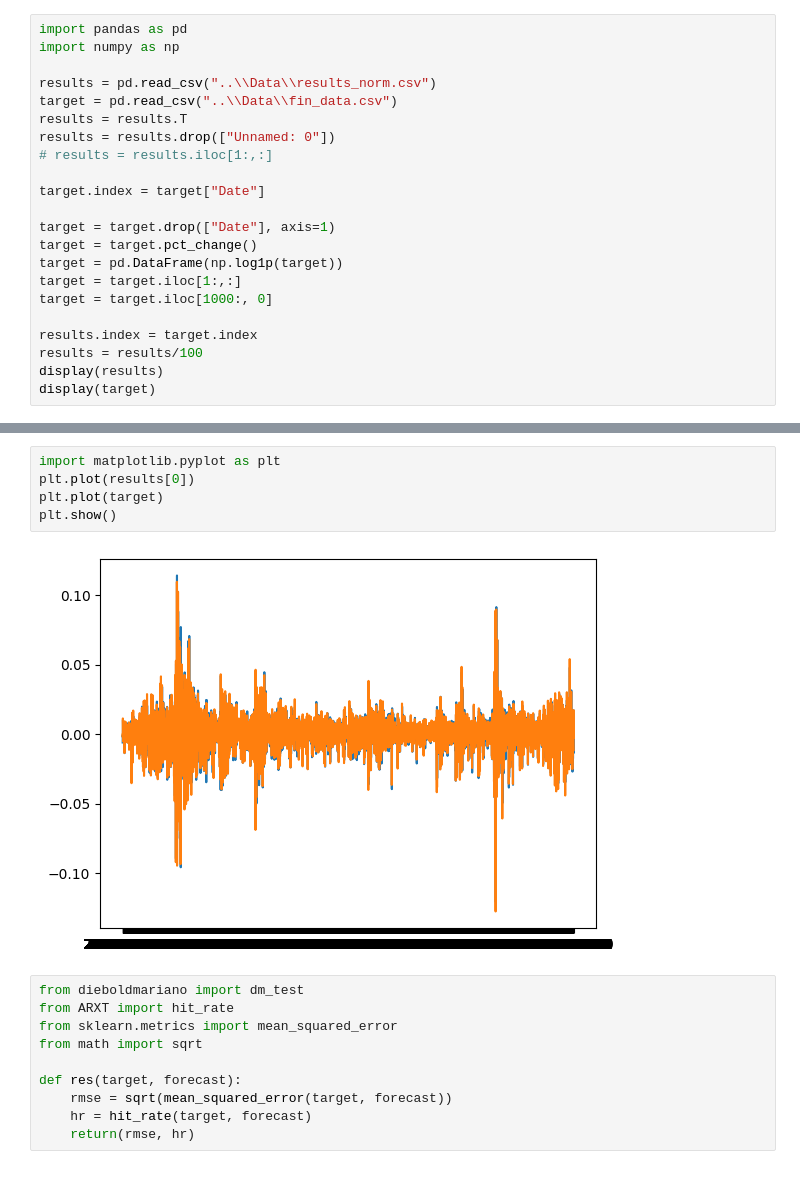
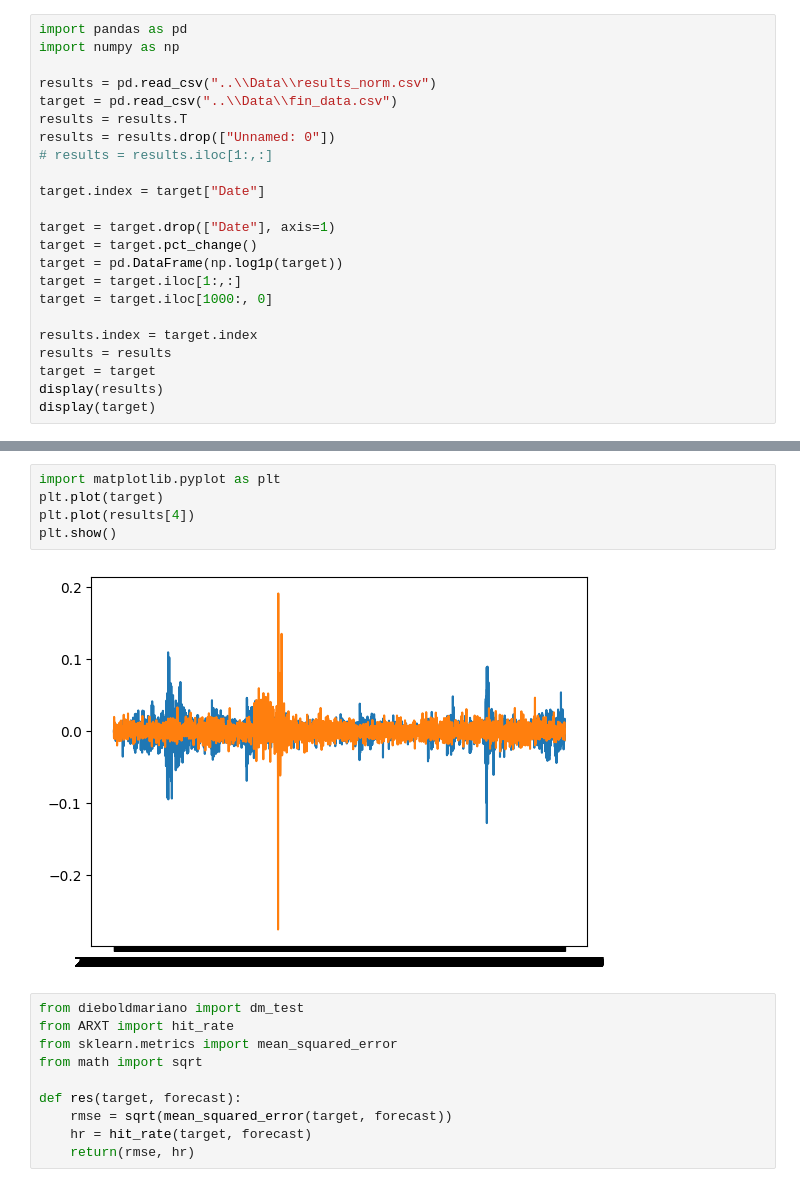
Before and after one commit to TiesHRL/DyART, a Jupyter notebook: Combined_code/results.ipynb, the cells around one changed output, grey strips where cells are left out. Cells and saved outputs as stored; diff of their text form.

Commit message:
changes and results

```diff
--- a/Combined_code/results.ipynb
+++ b/Combined_code/results.ipynb
@@ -17,7 +17,8 @@ target = target.iloc[1:,:]
 target = target.iloc[1000:, 0]
 
 results.index = target.index
-results = results/100
+results = results
+target = target
 display(results)
 display(target)
 # %% [output]
@@ -50,11 +51,11 @@ Date
 Name: 0, Length: 4217, dtype: float64
 # %%
 import matplotlib.pyplot as plt
-plt.plot(results[0])
 plt.plot(target)
+plt.plot(results[4])
 plt.show()
 # %% [output]
-[figure, old version]
+[figure, new version]
 # %%
 from dieboldmariano import dm_test
 from ARXT import hit_rate
```
Also changed, not shown: parts of 9 cells of this notebook, 29 other files.
